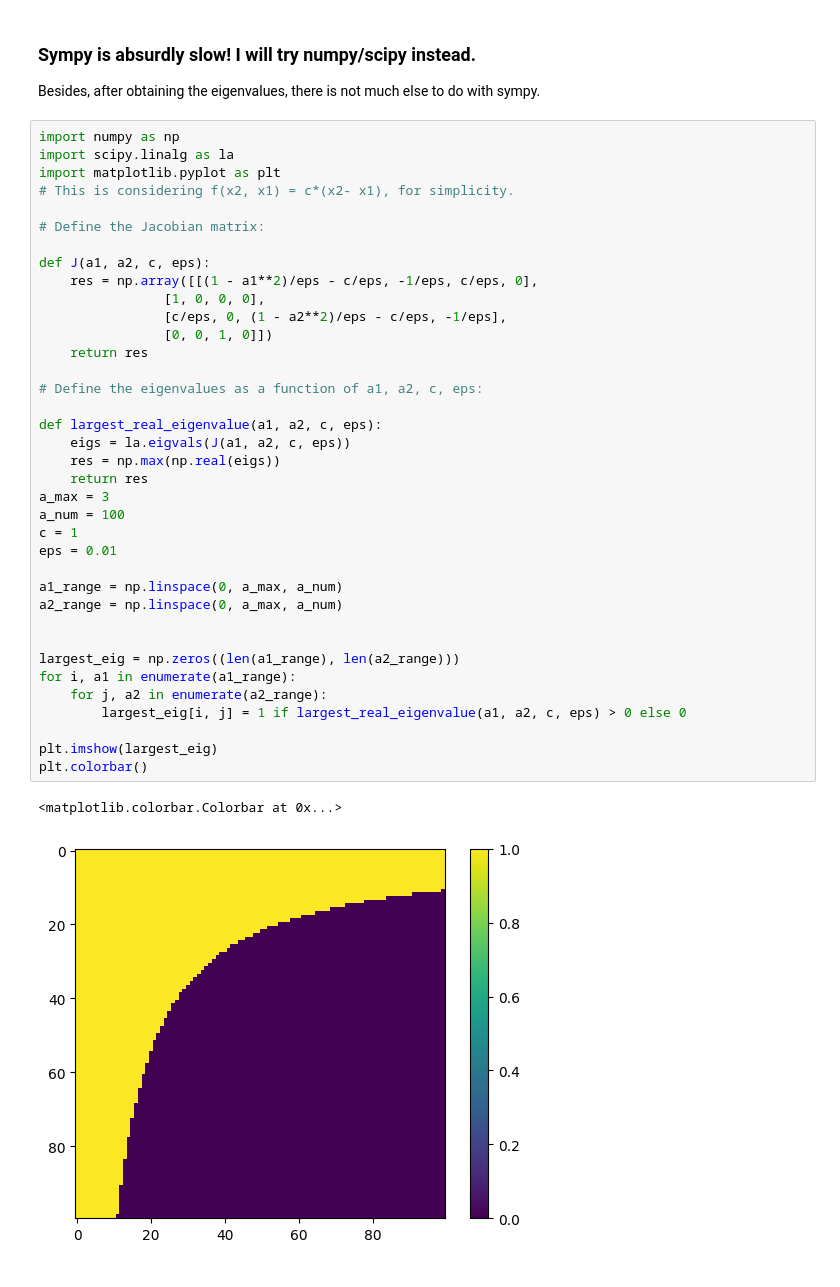
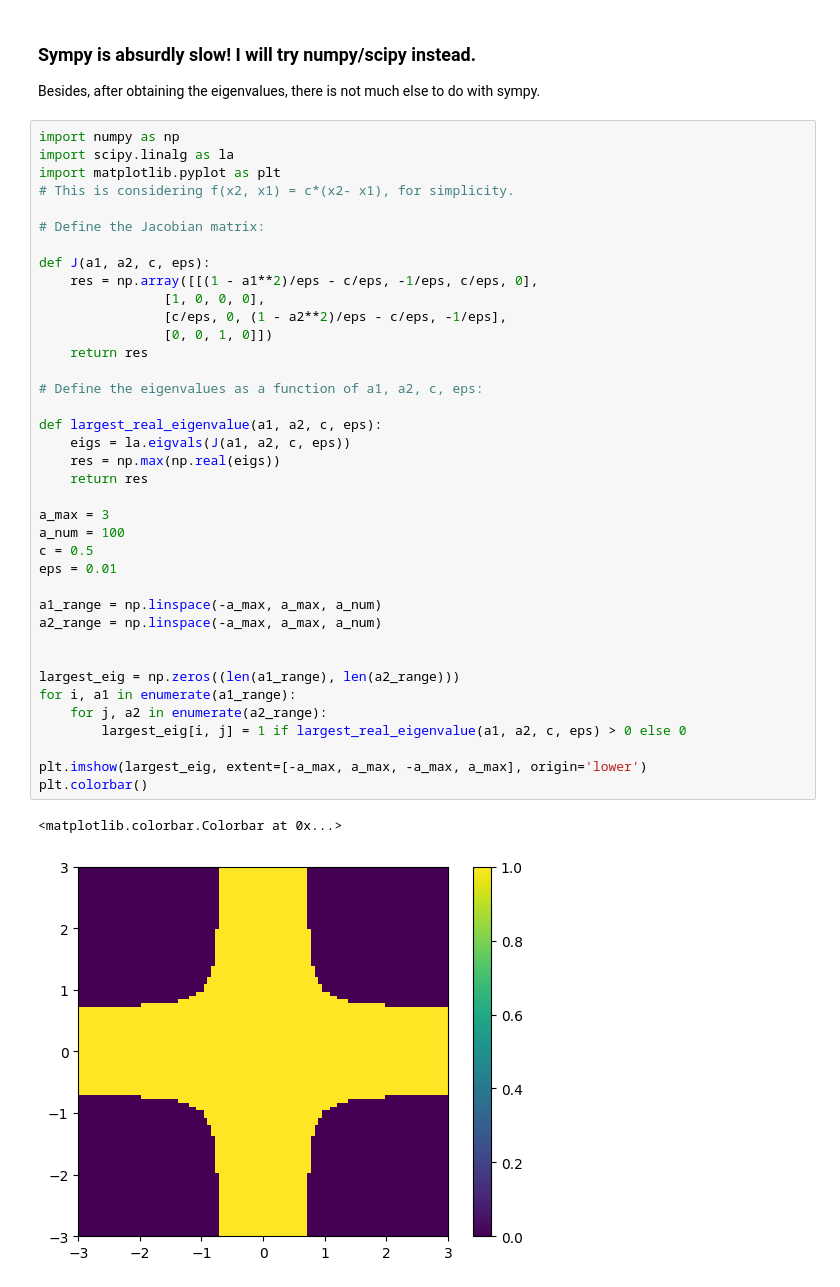
Before and after one commit to kosarrara/Coupled-FHN-Control, a Jupyter notebook: instantaneously_coupled_neurons.ipynb, the cells around one changed output. Cells and saved outputs as stored; diff of their text form.

```diff
--- a/instantaneously_coupled_neurons.ipynb
+++ b/instantaneously_coupled_neurons.ipynb
@@ -154,35 +154,36 @@ import matplotlib.pyplot as plt
 
 # Define the Jacobian matrix:
 
 def J(a1, a2, c, eps):
     res = np.array([[(1 - a1**2)/eps - c/eps, -1/eps, c/eps, 0],
                 [1, 0, 0, 0],
                 [c/eps, 0, (1 - a2**2)/eps - c/eps, -1/eps],
                 [0, 0, 1, 0]])
     return res
 
 # Define the eigenvalues as a function of a1, a2, c, eps:
 
 def largest_real_eigenvalue(a1, a2, c, eps):
     eigs = la.eigvals(J(a1, a2, c, eps))
     res = np.max(np.real(eigs))
     return res
+
 a_max = 3
 a_num = 100
-c = 1
+c = 0.5
 eps = 0.01
 
-a1_range = np.linspace(0, a_max, a_num)
-a2_range = np.linspace(0, a_max, a_num)
+a1_range = np.linspace(-a_max, a_max, a_num)
+a2_range = np.linspace(-a_max, a_max, a_num)
 
 
 largest_eig = np.zeros((len(a1_range), len(a2_range)))
 for i, a1 in enumerate(a1_range):
     for j, a2 in enumerate(a2_range):
         largest_eig[i, j] = 1 if largest_real_eigenvalue(a1, a2, c, eps) > 0 else 0
 
-plt.imshow(largest_eig)
+plt.imshow(largest_eig, extent=[-a_max, a_max, -a_max, a_max], origin='lower')
 plt.colorbar()
 # %% [output]
 <matplotlib.colorbar.Colorbar at 0x...>
-[figure, old version]
+[figure, new version]
```
Also changed, not shown: 6 other files.
